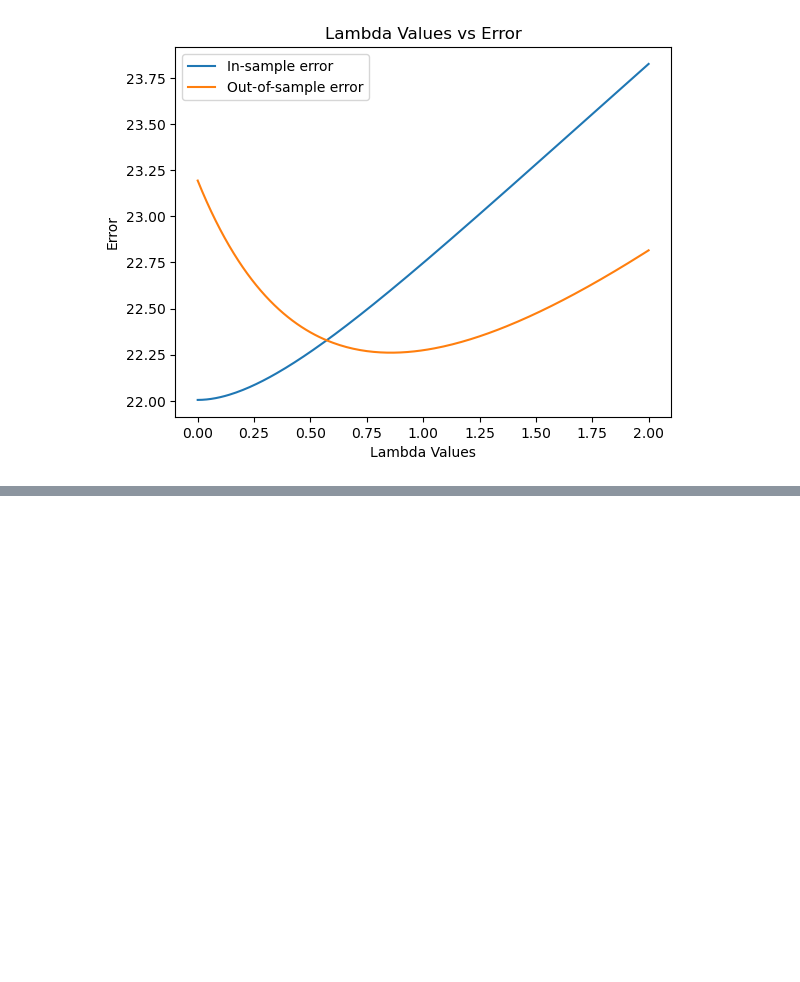
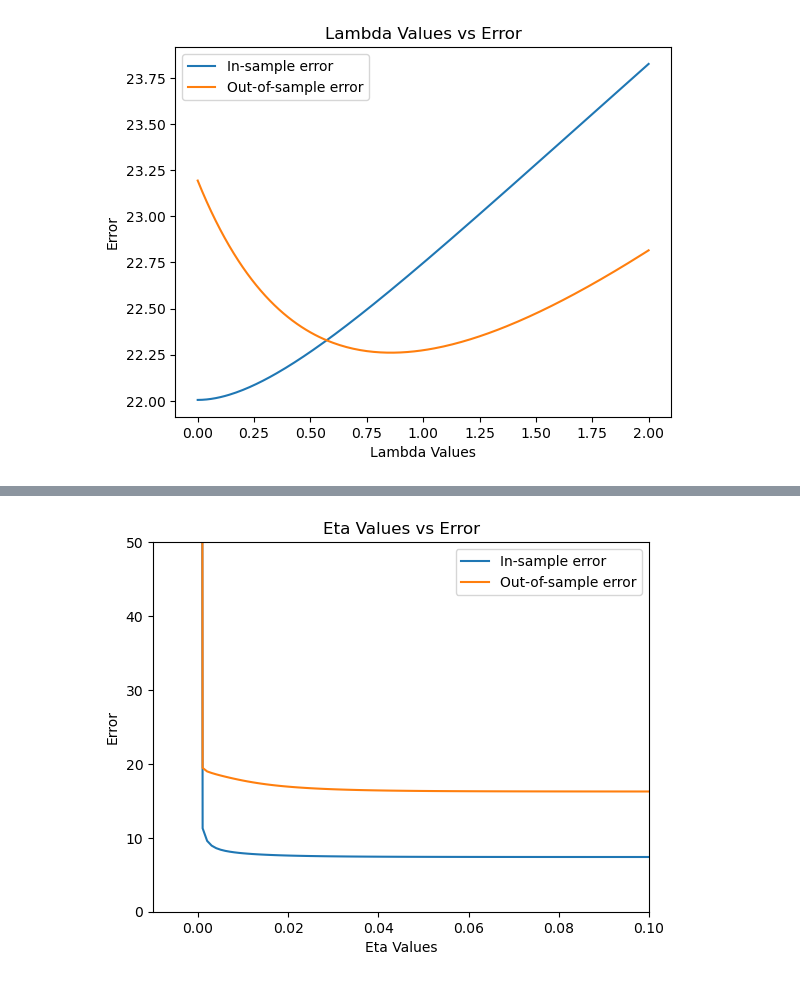
Before and after one commit to Noxolo1/cscd484, a Jupyter notebook: prog4/code_linear_regression/parameter_tuning.ipynb, the cells around one changed output, grey strips where cells are left out. Drawn from its saved outputs; the diff is of its cells as text; code cells hidden in the pictures; blank space fills up the shorter version.

```diff
--- a/prog4/code_linear_regression/parameter_tuning.ipynb
+++ b/prog4/code_linear_regression/parameter_tuning.ipynb
@@ -314,0 +347,35 @@ plt.show();
+# %%
+# 2b -> eta values
+
+error_arr1 = np.zeros(101)
+error_arr2 = np.zeros(101)
+eta_arr = np.arange(0, 0.101, 0.001)
+z_r = 2
+lr = LR.LinearRegression()
+
+for i in range(101):
+
+    # get new w vector with new eta value
+    # holding degree space, eta, and lambda constant
+    # with degree space = 1, lam = 0.1, epochs = 100000
+    lr.fit(X_train, y_train, CF = False, lam = 0.1, eta = i/1000, epochs = 100000, degree = z_r)
+
+    error_arr1[i] = lr.error(X_train, y_train)
+    error_arr2[i] = lr.error(X_test, y_test)
+
+#print(lam_arr)
+#print(error_arr)
+
+#print(error_arr1)
+#print(error_arr2)
+plt.plot(eta_arr, error_arr1, label = "In-sample error")
+plt.plot(eta_arr, error_arr2, label = "Out-of-sample error")
+plt.xlabel('Eta Values')
+plt.ylabel('Error')
+plt.title('Eta Values vs Error')
+plt.xlim(-0.01, 0.1)
+plt.ylim(0, 50)
+plt.legend()
+plt.show()
+# %% [output]
+[figure, added]
```
Also changed, not shown: parts of 12 cells of this notebook, 1 other file.
